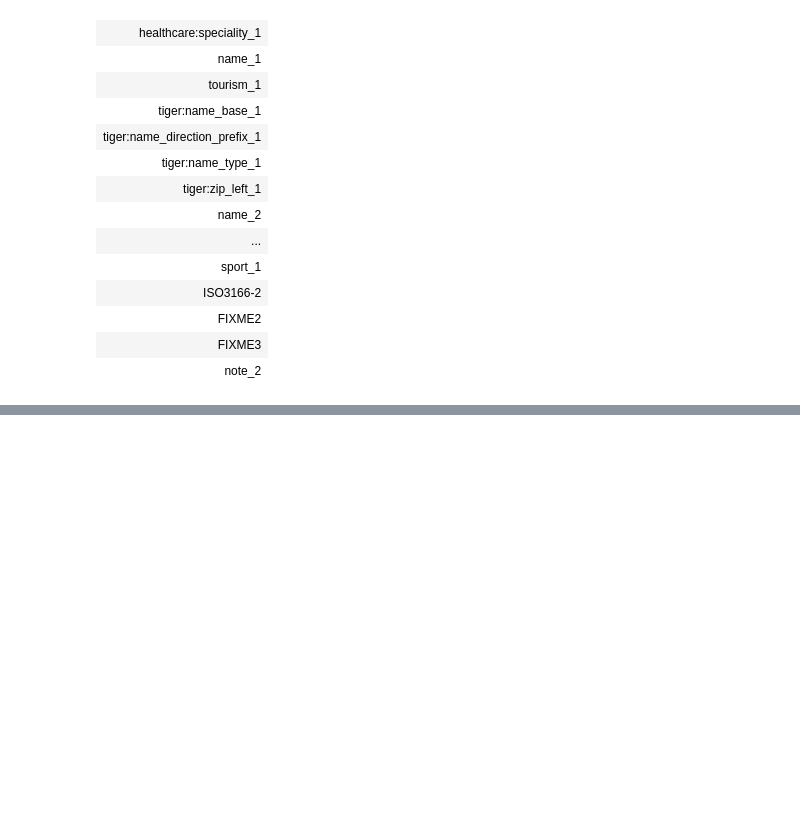
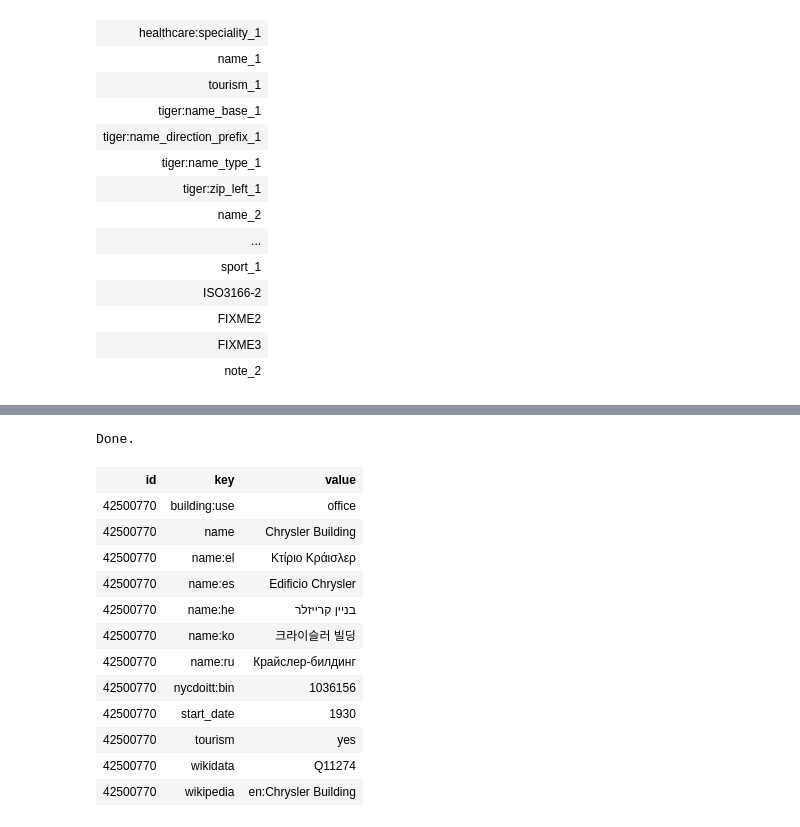
Before and after one commit to jaclynrich/manhattan-osm-wrangling, a Jupyter notebook: output_and_report/OpenStreetMap Data Wrangling and Case Study.ipynb, the cells around one changed output, grey strips where cells are left out. Saved outputs shown, nothing was run; the diff lists cells and outputs as text; code cells hidden in the pictures; blank space fills up the shorter version.

```diff
--- a/output_and_report/OpenStreetMap Data Wrangling and Case Study.ipynb
+++ b/output_and_report/OpenStreetMap Data Wrangling and Case Study.ipynb
@@ -1226,0 +1457,23 @@ Done.
+# %%
+%%sql
+SELECT *
+FROM tags
+WHERE id IN (SELECT id
+             FROM tags
+             WHERE key='name' and value='Chrysler Building')
+ORDER BY key ASC;
+# %% [output]
+Done.
+| id | key | value |
+| 42500770 | building:use | office |
+| 42500770 | name | Chrysler Building |
+| 42500770 | name:el | Κτίριο Κράισλερ |
+| 42500770 | name:es | Edificio Chrysler |
+| 42500770 | name:he | בניין קרייזלר |
+| 42500770 | name:ko | 크라이슬러 빌딩 |
+| 42500770 | name:ru | Крайслер-билдинг |
+| 42500770 | nycdoitt:bin | 1036156 |
+| 42500770 | start_date | 1930 |
+| 42500770 | tourism | yes |
+| 42500770 | wikidata | Q11274 |
+| 42500770 | wikipedia | en:Chrysler Building |
```
Also changed, not shown: parts of 28 cells of this notebook.
